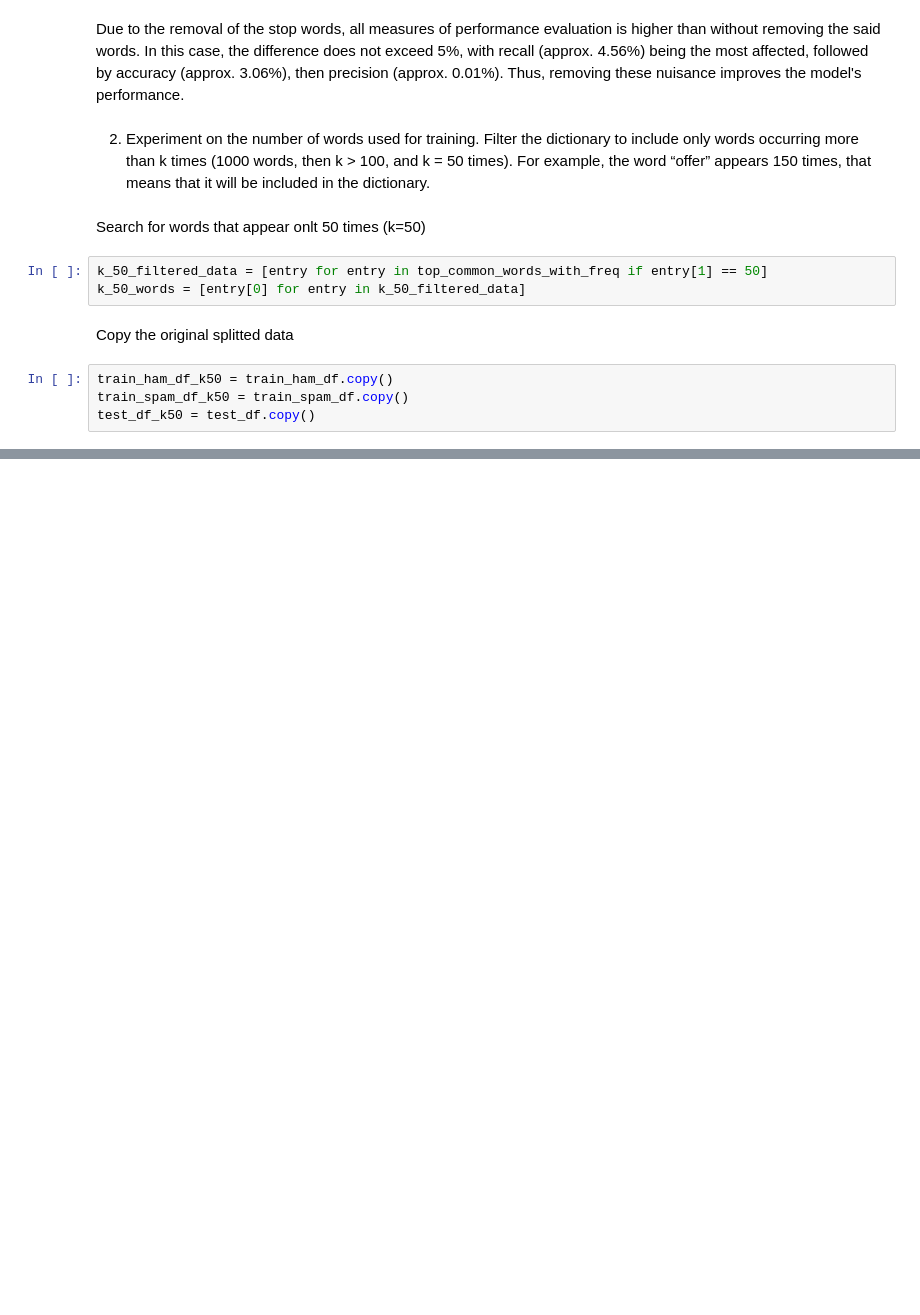
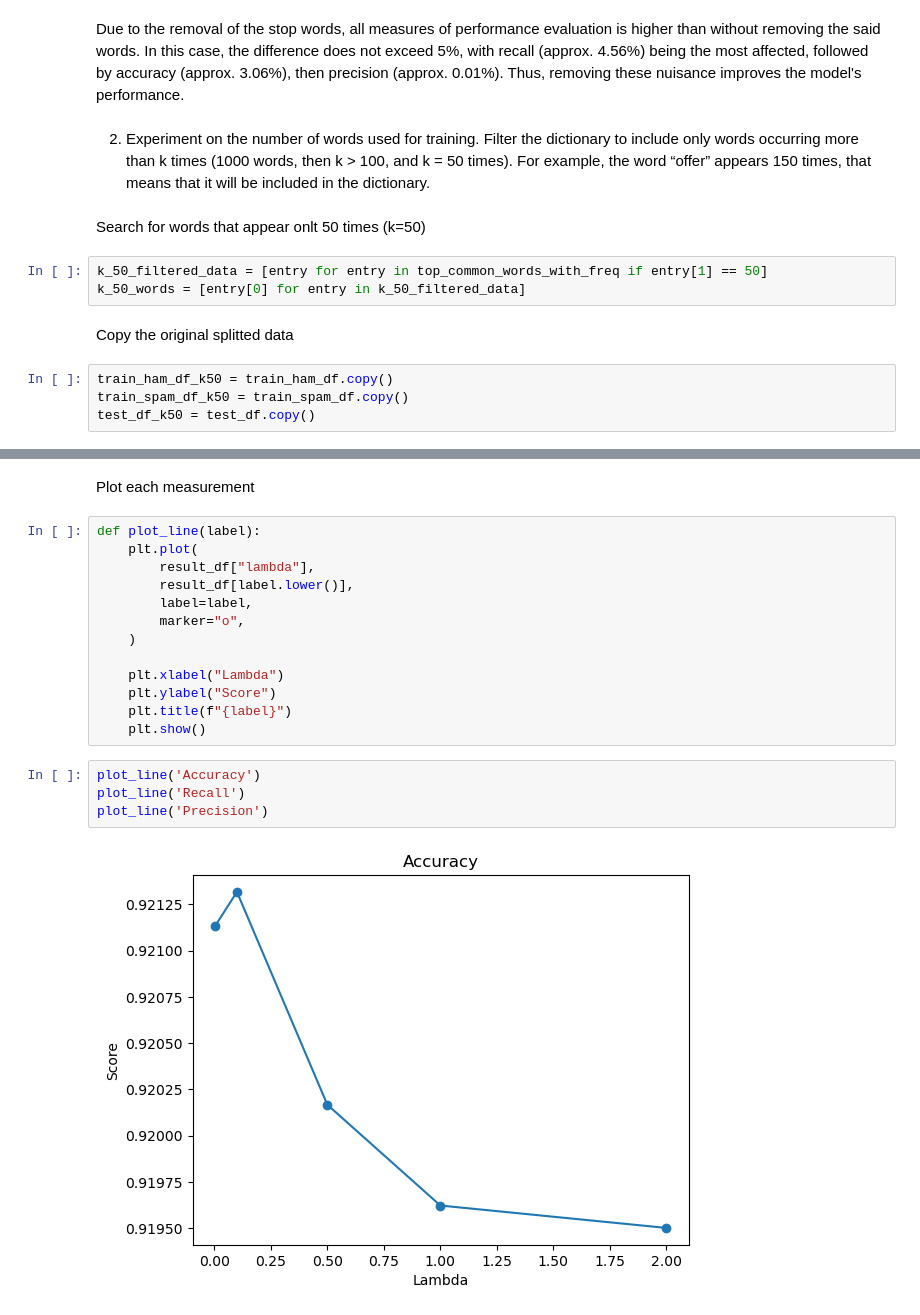
Before and after one commit to dreeew05/CMSC-197, a Jupyter notebook: Assignment 3/hw4-bulaong.ipynb, the cells around one changed output, grey strips where cells are left out. Cells and saved outputs as stored; diff of their text form; blank space fills up the shorter version.

Commit message:
feat: n lambda

```diff
--- a/Assignment 3/hw4-bulaong.ipynb
+++ b/Assignment 3/hw4-bulaong.ipynb
@@ -567,0 +616,21 @@ print(
+# %% [markdown]
+Plot each measurement
+# %%
+def plot_line(label):
+    plt.plot(
+        result_df["lambda"],
+        result_df[label.lower()],
+        label=label,
+        marker="o",
+    )
+
+    plt.xlabel("Lambda")
+    plt.ylabel("Score")
+    plt.title(f"{label}")
+    plt.show()
+# %%
+plot_line('Accuracy')
+plot_line('Recall')
+plot_line('Precision')
+# %% [output]
+[figure, added]
```
Also changed, not shown: parts of 5 cells of this notebook.
